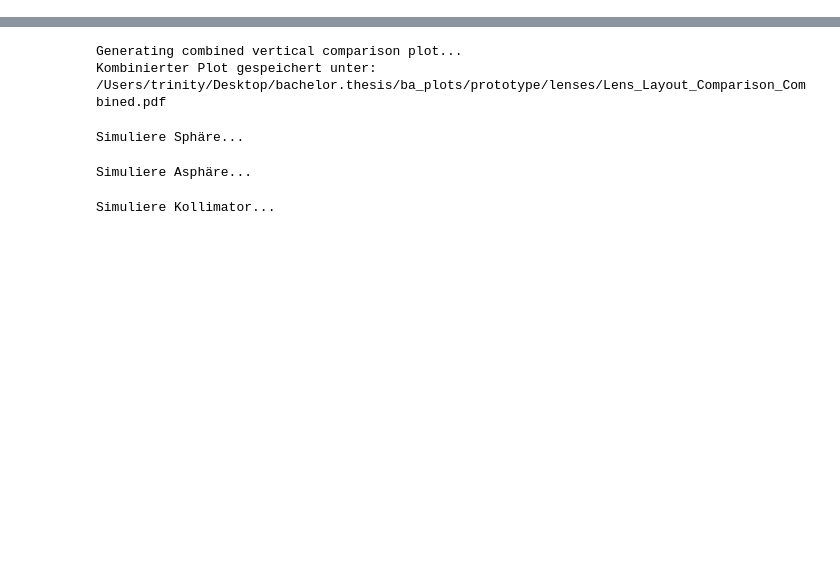
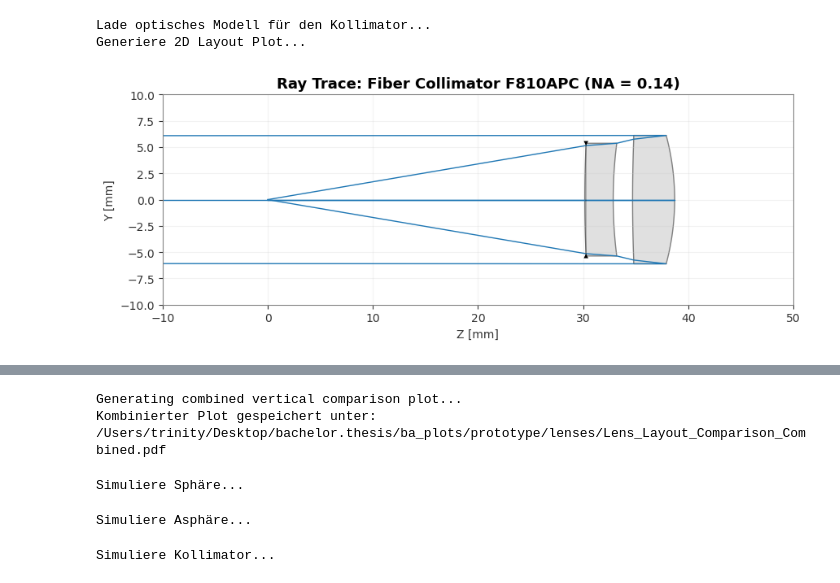
Before and after one commit to CodeTurtleT/lasercom-divergence-control, a Jupyter notebook: optiland_ray_trace.ipynb, the cells around one changed output, grey strips where cells are left out. Saved outputs shown, nothing was run; the diff lists cells and outputs as text; code cells hidden in the pictures; blank space fills up the shorter version.

```diff
--- a/optiland_ray_trace.ipynb
+++ b/optiland_ray_trace.ipynb
@@ -103,0 +107,35 @@ Gespeichert unter: /Users/trinity/Desktop/bachelor.thesis/ba_plots/prototype/len
+# %%
+url_kolli = "https://media.thorlabs.com/globalassets/items/f/f8/f81/f810apc-1064/ttn030707-s03.zmx?v=0116112438"
+
+print("Lade optisches Modell für den Kollimator...")
+lens_kolli = load_zemax_file(url_kolli)
+
+# ==========================================
+# 2. NA auf 0.14 drosseln (Deine Faser)
+# ==========================================
+# Die Brennweite des F810APC liegt bei f = 36.6 mm.
+# Bei einer NA von 0.14 entspricht das einem Strahldurchmesser von ca. 10.25 mm.
+try:
+    lens_kolli.aperture.type = 'object_na'
+    lens_kolli.aperture.value = 0.14
+except AttributeError:
+    # Fallback für EPD (Entrance Pupil Diameter)
+    lens_kolli.set_aperture('EPD', 10.25)
+
+# ==========================================
+# 3. 2D Layout Plot generieren (Gefixed)
+# ==========================================
+print("Generiere 2D Layout Plot...")
+lens_kolli.draw()
+plt.title("Ray Trace: Fiber Collimator F810APC (NA = 0.14)", fontsize=13, fontweight="bold")
+
+# --- DER ZOOM-FIX ---
+# Wir zwingen den Plot, nur den Bereich von -10 mm bis +50 mm anzuzeigen
+plt.xlim(-10, 50)
+plt.ylim(-10, 10) # Hält den Strahl auch in der Höhe schön zentriert
+
+plt.show()
+# %% [output]
+Lade optisches Modell für den Kollimator...
+Generiere 2D Layout Plot...
+[figure, added]
```
Also changed, not shown: parts of 4 cells of this notebook.
